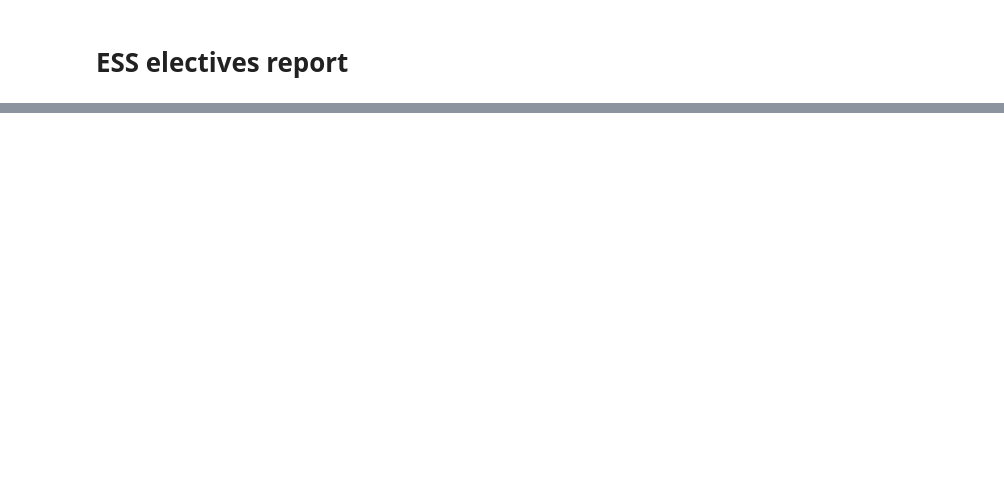
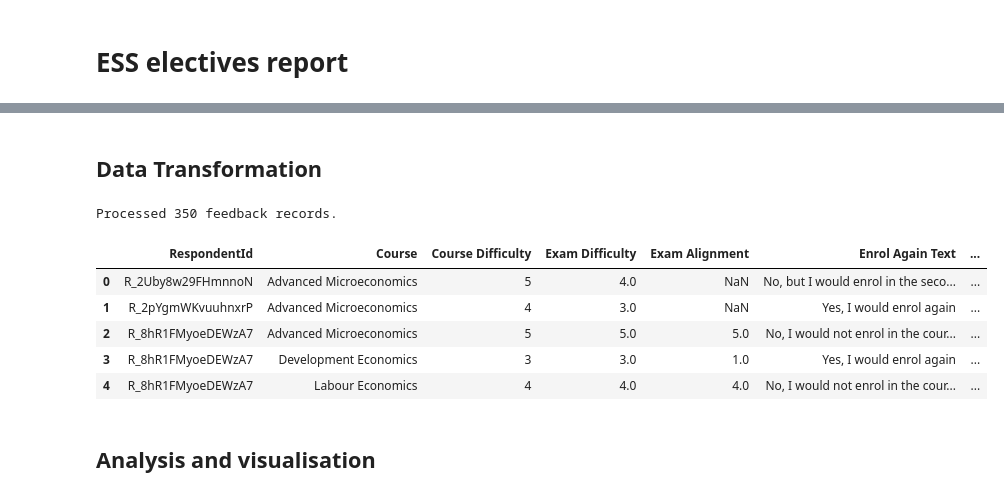
Before and after one commit to stfgrz/ess-electives_report, a Jupyter notebook: report.ipynb, the cells around one changed output, grey strips where cells are left out. Cells and saved outputs as stored; diff of their text form; code cells hidden in the pictures; blank space fills up the shorter version.

```diff
--- a/report.ipynb
+++ b/report.ipynb
@@ -68,0 +96,74 @@ summary.head()
+# %% [markdown]
+## Data Transformation
+# %%
+# Mappings for converting text to numbers
+diff_map = {
+    'Easy': 1,
+    'Somewhat easy': 2,
+    'Neither easy nor difficult': 3,
+    'Somewhat difficult': 4,
+    'Difficult': 5,
+    # Handle numeric strings if they appear
+    '1': 1,
+    '2': 2,
+    '3': 3,
+    '4': 4,
+    '5': 5
+}
+
+agree_map = {
+    'Strongly disagree': 5,
+    'Somewhat disagree': 4,
+    'Neither agree nor disagree': 3,
+    'Somewhat agree': 2,
+    'Strongly agree': 1
+}
+
+records = []
+# Start reading data from index 2 (skipping Question Text and Import ID rows)
+data_rows = df.iloc[2:]
+
+for idx, row in data_rows.iterrows():
+    respondent_id = row['ResponseId']
+
+    for course, cols in course_map.items():
+        # Check if the student took this course (Difficulty column is not empty)
+        c_diff_col = cols.get('Course Difficulty')
+
+        if c_diff_col and pd.notna(row[c_diff_col]):
+            # Get raw text values
+            raw_c_diff = row.get(cols.get('Course Difficulty'))
+            raw_e_diff = row.get(cols.get('Exam Difficulty'))
+            raw_align  = row.get(cols.get('Exam Alignment'))
+            raw_enrol  = row.get(cols.get('Enrol Again'))
+
+            rec = {
+                'RespondentId': respondent_id,
+                'Course': course,
+                'Course Difficulty': diff_map.get(raw_c_diff),
+                'Exam Difficulty': diff_map.get(raw_e_diff),
+                'Exam Alignment': agree_map.get(raw_align),
+                'Enrol Again Text': raw_enrol
+            }
+
+            # Convert Enrolment to 0/1
+            if isinstance(raw_enrol, str) and 'Yes' in raw_enrol:
+                rec['Enrol Again'] = 1
+            else:
+                rec['Enrol Again'] = 0
+
+            records.append(rec)
+
+long_df = pd.DataFrame(records)
+print(f"Processed {len(long_df)} feedback records.")
+long_df.head()
+# %% [output]
+Processed 350 feedback records.
+|  | RespondentId | Course | Course Difficulty | Exam Difficulty | Exam Alignment | Enrol Again Text | ... |
+| 0 | R_2Uby8w29FHmnnoN | Advanced Microeconomics | 5 | 4.0 | NaN | No, but I would enrol in the seco... | ... |
+| 1 | R_2pYgmWKvuuhnxrP | Advanced Microeconomics | 4 | 3.0 | NaN | Yes, I would enrol again | ... |
+| 2 | R_8hR1FMyoeDEWzA7 | Advanced Microeconomics | 5 | 5.0 | 5.0 | No, I would not enrol in the cour... | ... |
+| 3 | R_8hR1FMyoeDEWzA7 | Development Economics | 3 | 3.0 | 1.0 | Yes, I would enrol again | ... |
+| 4 | R_8hR1FMyoeDEWzA7 | Labour Economics | 4 | 4.0 | 4.0 | No, I would not enrol in the cour... | ... |
+# %% [markdown]
+## Analysis and visualisation
```
Also changed, not shown: parts of 16 cells of this notebook, 12 other files.
